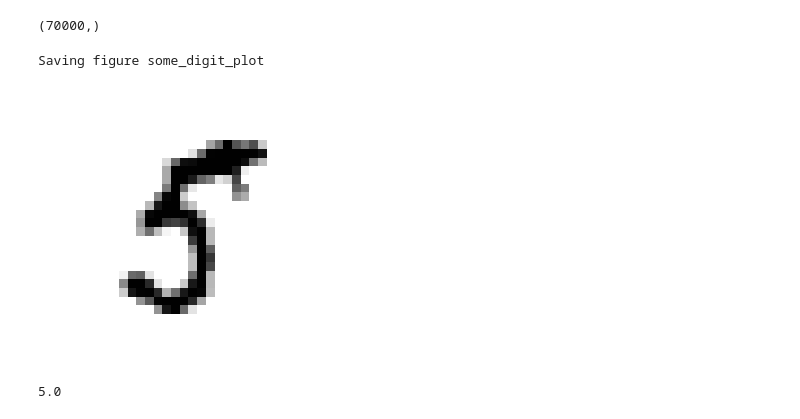
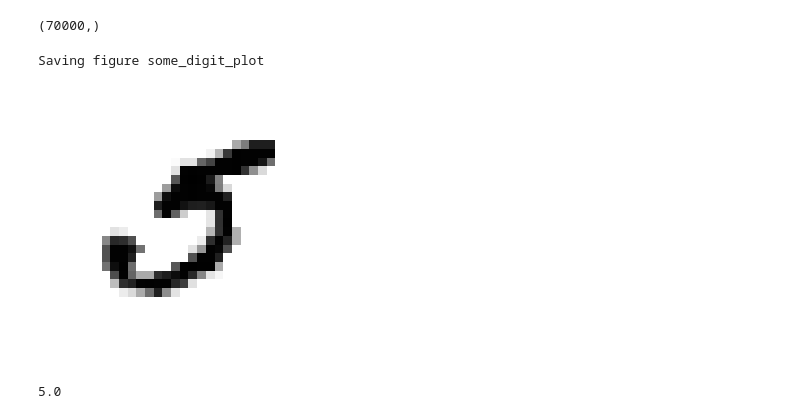
Before and after one commit to byhwdy/learning-ml, a Jupyter notebook: hands-on/03_classification.ipynb, the cells around one changed output. Cells and saved outputs as stored; diff of their text form; code cells hidden in the pictures.

```diff
--- a/hands-on/03_classification.ipynb
+++ b/hands-on/03_classification.ipynb
@@ -62,17 +62,17 @@ y.shape
 # %%
 %matplotlib inline
 import matplotlib
 import matplotlib.pyplot as plt
 
-some_digit = X[36001]
+some_digit = X[36000]
 some_digit_image = some_digit.reshape(28, 28)
 plt.imshow(some_digit_image, cmap = matplotlib.cm.binary,
            interpolation="nearest")
 plt.axis("off")
 
 save_fig("some_digit_plot")
 plt.show()
 # %% [output]
 Saving figure some_digit_plot
-[figure, old version]
+[figure, new version]
 # %%
```
Also changed, not shown: parts of 26 cells of this notebook, 4 other files.
